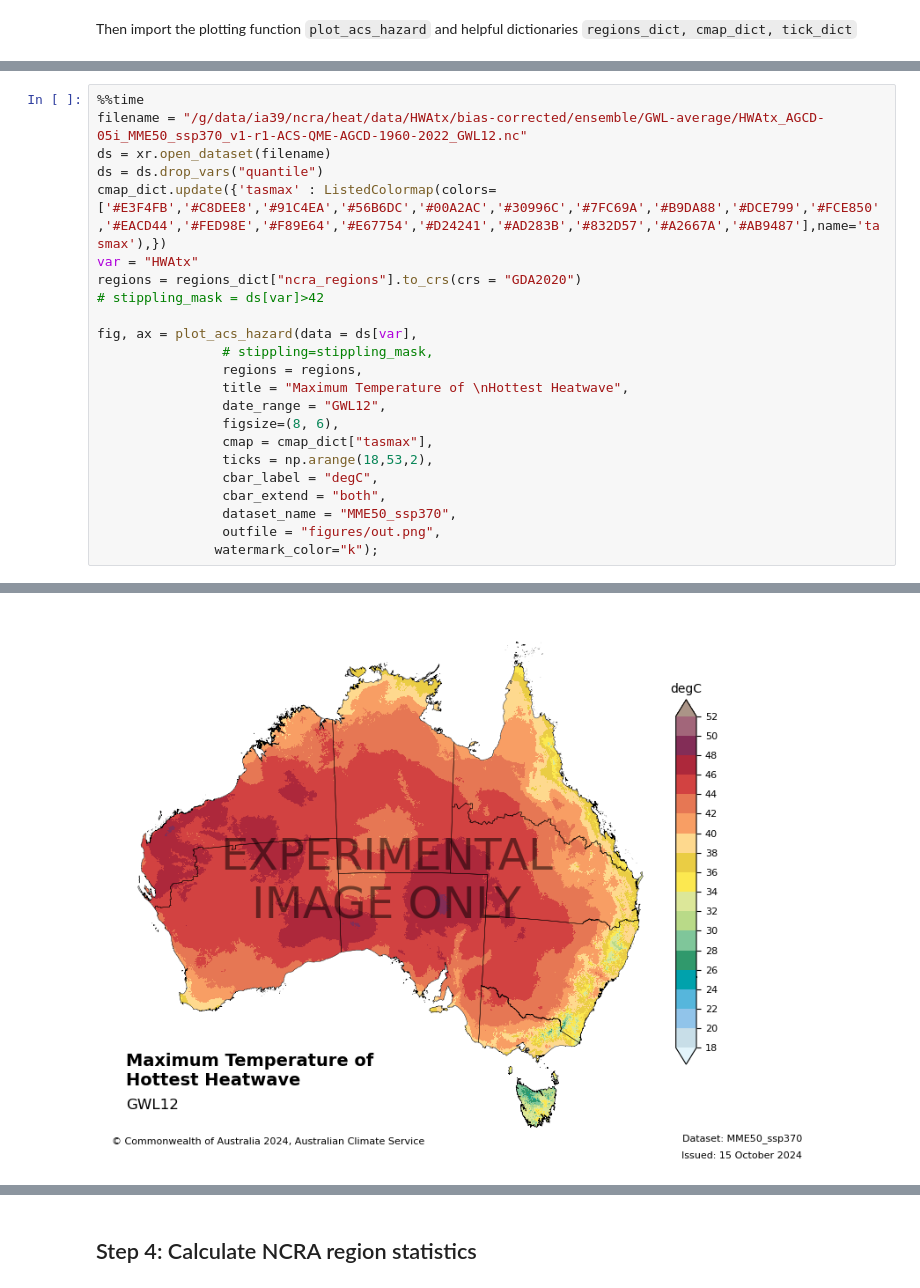
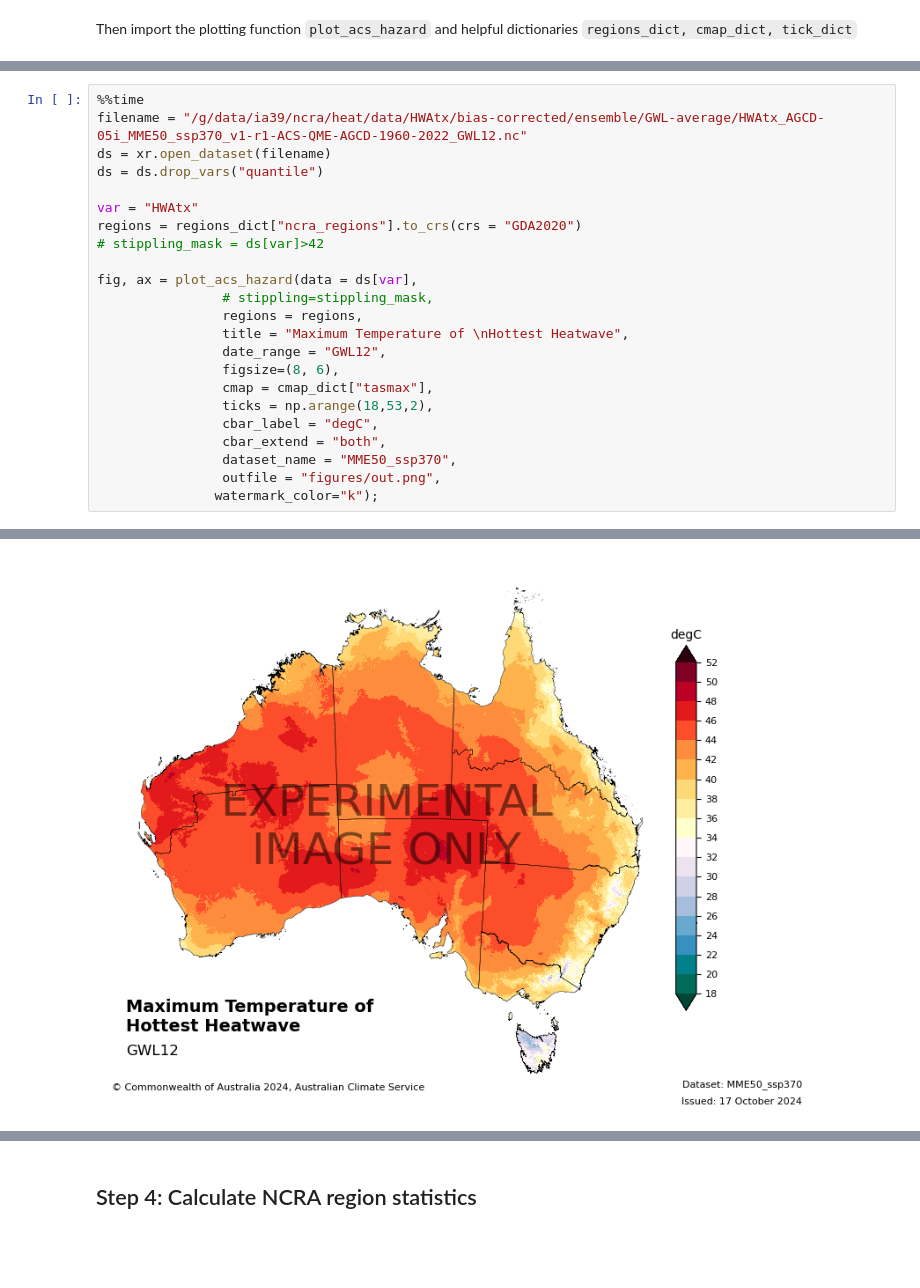
Before and after one commit to AusClimateService/plotting_maps, a Jupyter notebook: example_notebooks/minimal_plotting_example_tx.ipynb, the cells around one changed output, grey strips where cells are left out. Drawn from its saved outputs; the diff is of its cells as text; blank space fills up the shorter version.

```diff
--- a/example_notebooks/minimal_plotting_example_tx.ipynb
+++ b/example_notebooks/minimal_plotting_example_tx.ipynb
@@ -40,7 +40,7 @@ import xarray as xr
 filename = "/g/data/ia39/ncra/heat/data/HWAtx/bias-corrected/ensemble/GWL-average/HWAtx_AGCD-05i_MME50_ssp370_v1-r1-ACS-QME-AGCD-1960-2022_GWL12.nc"
 ds = xr.open_dataset(filename)
 ds = ds.drop_vars("quantile")
-cmap_dict.update({'tasmax' : ListedColormap(colors=['#E3F4FB','#C8DEE8','#91C4EA','#56B6DC','#00A2AC','#30996C','#7FC69A','#B9DA88','#DCE799','#FCE850','#EACD44','#FED98E','#F89E64','#E67754','#D24241','#AD283B','#832D57','#A2667A','#AB9487'],name='tasmax'),})
+
 var = "HWAtx"
 regions = regions_dict["ncra_regions"].to_crs(crs = "GDA2020")
 # stippling_mask = ds[var]>42
@@ -64,4 +64,4 @@ Wall time: 3min 38s
-[figure, old version]
+[figure, new version]
 # %%
 %%time
 var = "HWAtx"
```
Also changed, not shown: parts of 7 cells of this notebook, 4 other files.
